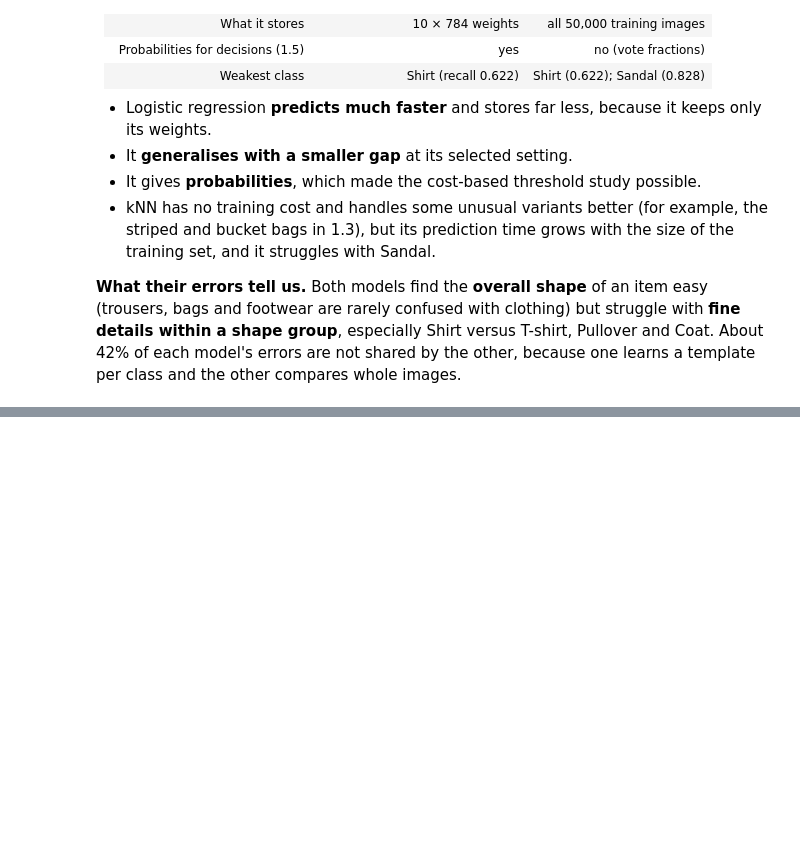
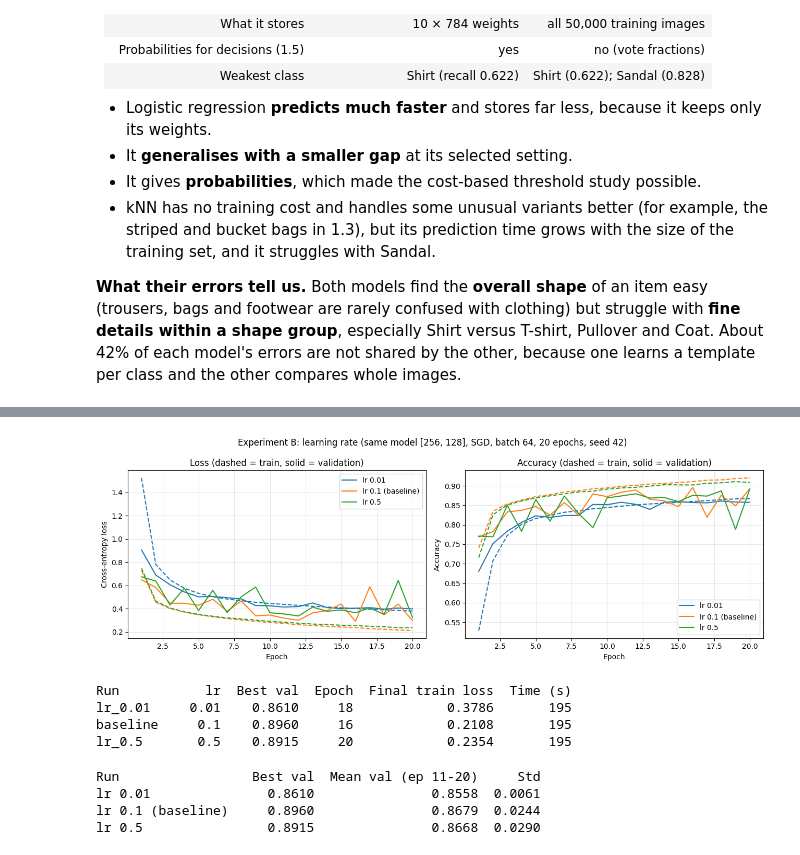
Before and after one commit to butthamza20/ECS708U-P-Fashion-MNIST-Coursework, a Jupyter notebook: ECS708U_P_Fashion_MNIST_Coursework.ipynb, the cells around one changed output, grey strips where cells are left out. Drawn from its saved outputs; the diff is of its cells as text; code cells hidden in the pictures; blank space fills up the shorter version.

```diff
--- a/ECS708U_P_Fashion_MNIST_Coursework.ipynb
+++ b/ECS708U_P_Fashion_MNIST_Coursework.ipynb
@@ -1204,0 +1442,2 @@ template per class and the other compares whole images.
+# %%
+lr001_model, lr001_hist, lr001_summary = train_model(BASELINE_HIDDEN, lr=0.01, epochs=20, name="lr_0.01")
@@ -1204,0 +1462,2 @@ template per class and the other compares whole images.
+# %%
+lr05_model, lr05_hist, lr05_summary = train_model(BASELINE_HIDDEN, lr=0.5, epochs=20, name="lr_0.5")
@@ -1204,0 +1482,28 @@ template per class and the other compares whole images.
+# %%
+plot_curves({"lr 0.01": lr001_hist,
+             "lr 0.1 (baseline)": baseline_hist,
+             "lr 0.5": lr05_hist},
+            "Experiment B: learning rate (same model [256, 128], SGD, batch 64, 20 epochs, seed 42)")
+
+print(f"{'Run':<10} {'lr':>5} {'Best val':>9} {'Epoch':>6} {'Final train loss':>17} {'Time (s)':>9}")
+for s in [lr001_summary, baseline_summary, lr05_summary]:
+    print(f"{s['name']:<10} {s['lr']:>5} {s['best_val_acc']:>9.4f} {s['best_epoch']:>6} "
+          f"{s['final_train_loss']:>17.4f} {s['time_s']:>9.0f}")
+# %% [output]
+[figure, added]
+Run           lr  Best val  Epoch  Final train loss  Time (s)
+lr_0.01     0.01    0.8610     18            0.3786       195
+baseline     0.1    0.8960     16            0.2108       195
+lr_0.5       0.5    0.8915     20            0.2354       195
+# %%
+print(f"{'Run':<18} {'Best val':>9} {'Mean val (ep 11-20)':>20} {'Std':>7}")
+for label, h, s in [("lr 0.01", lr001_hist, lr001_summary),
+                    ("lr 0.1 (baseline)", baseline_hist, baseline_summary),
+                    ("lr 0.5", lr05_hist, lr05_summary)]:
+    last10 = np.array(h["val_acc"][-10:])
+    print(f"{label:<18} {s['best_val_acc']:>9.4f} {last10.mean():>20.4f} {last10.std(ddof=1):>7.4f}")
+# %% [output]
+Run                 Best val  Mean val (ep 11-20)     Std
+lr 0.01               0.8610               0.8558  0.0061
+lr 0.1 (baseline)     0.8960               0.8679  0.0244
+lr 0.5                0.8915               0.8668  0.0290
```
Also changed, not shown: parts of 20 cells of this notebook.
